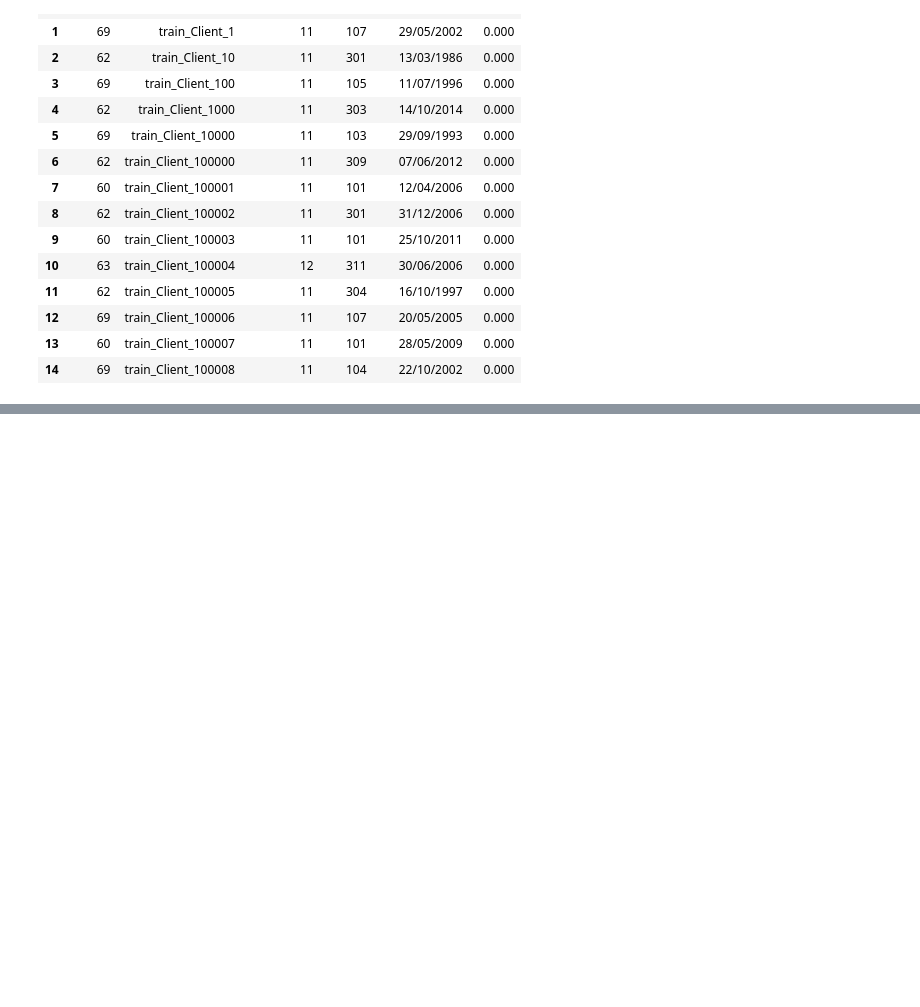
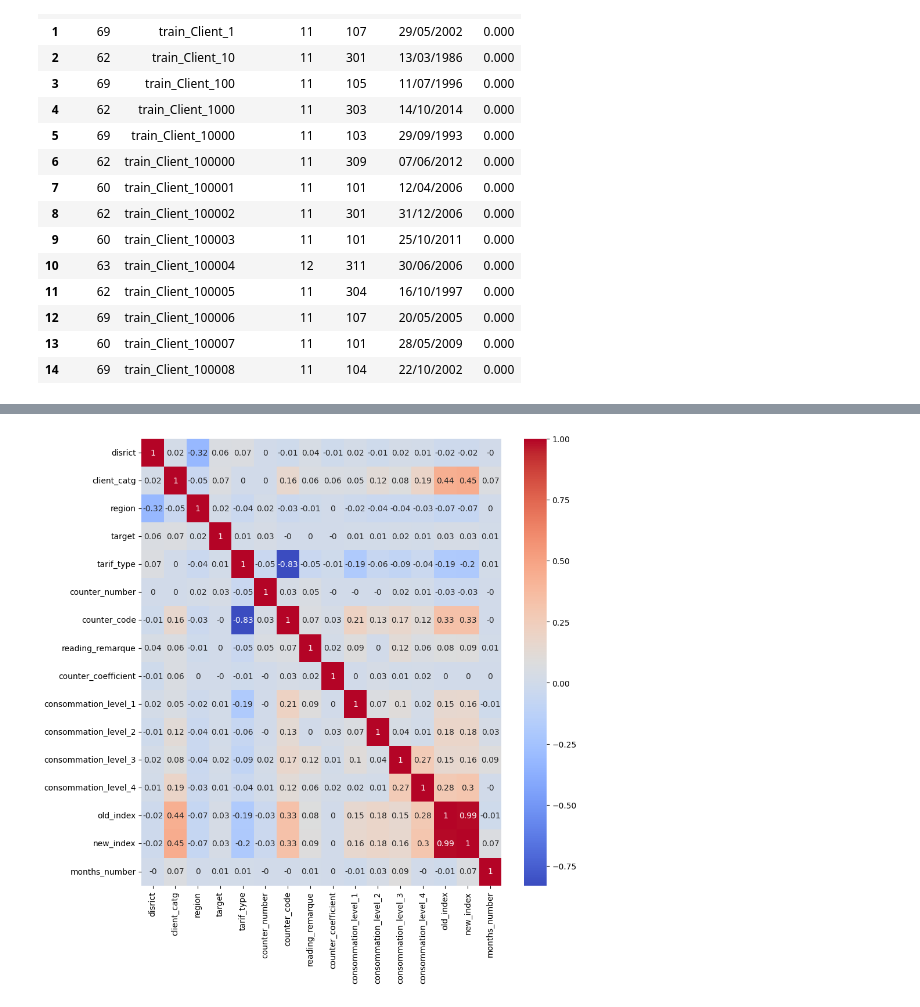
Before and after one commit to nikwilms/fraud-detection-electricity-gas-consumption, a Jupyter notebook: Initial_eda_marius.ipynb, the cells around one changed output, grey strips where cells are left out. Cells and saved outputs as stored; diff of their text form; code cells hidden in the pictures; blank space fills up the shorter version.

```diff
--- a/Initial_eda_marius.ipynb
+++ b/Initial_eda_marius.ipynb
@@ -283,0 +304,10 @@ None
+# %%
+# correlation of target with features
+
+df_corr = df_combined.drop(columns=(['invoice_date','client_id','creation_date','counter_statue','counter_type']))
+df_corr.corr()['target'].sort_values(ascending=False)
+plt.figure(figsize=(10,10))
+sns.heatmap(df_corr.corr().round(2), annot=True, cmap='coolwarm')
+plt.show()
+# %% [output]
+[figure, added]
```
Also changed, not shown: parts of 3 cells of this notebook, 1 other file.
